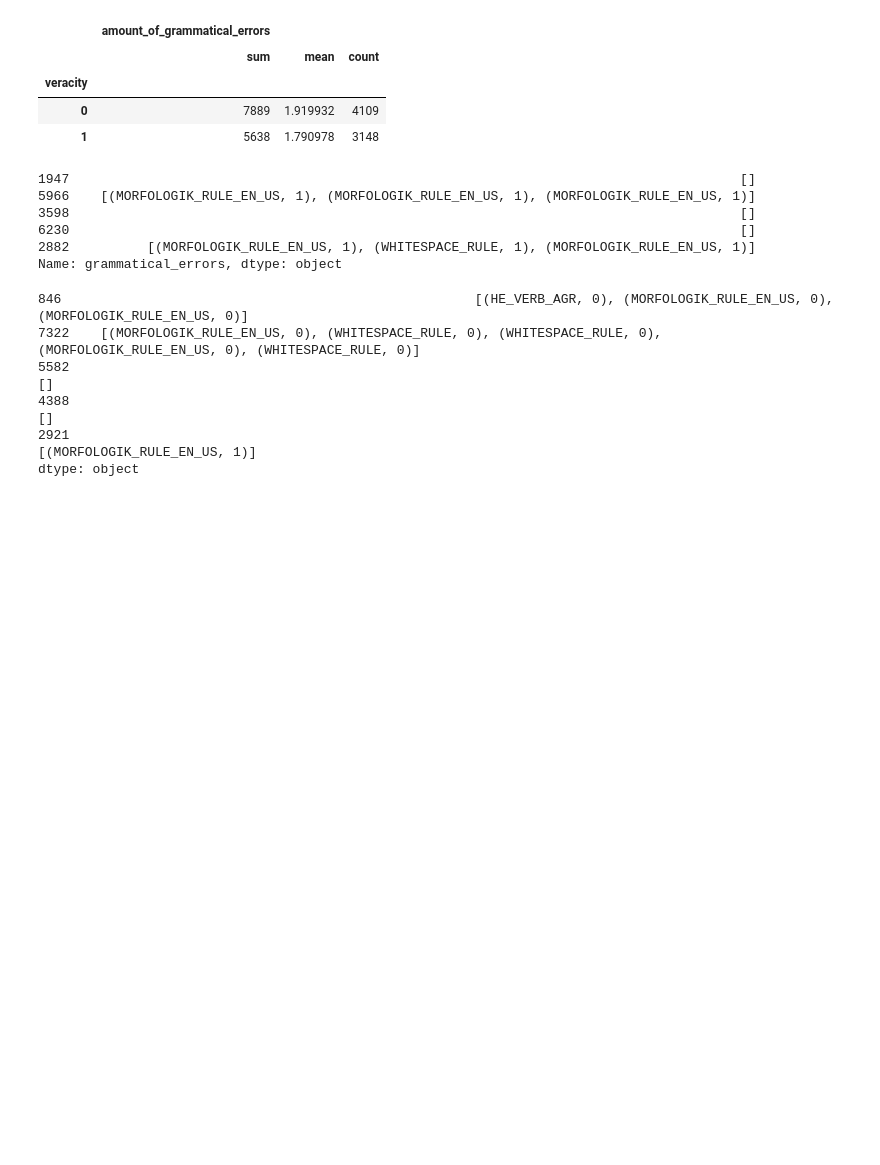
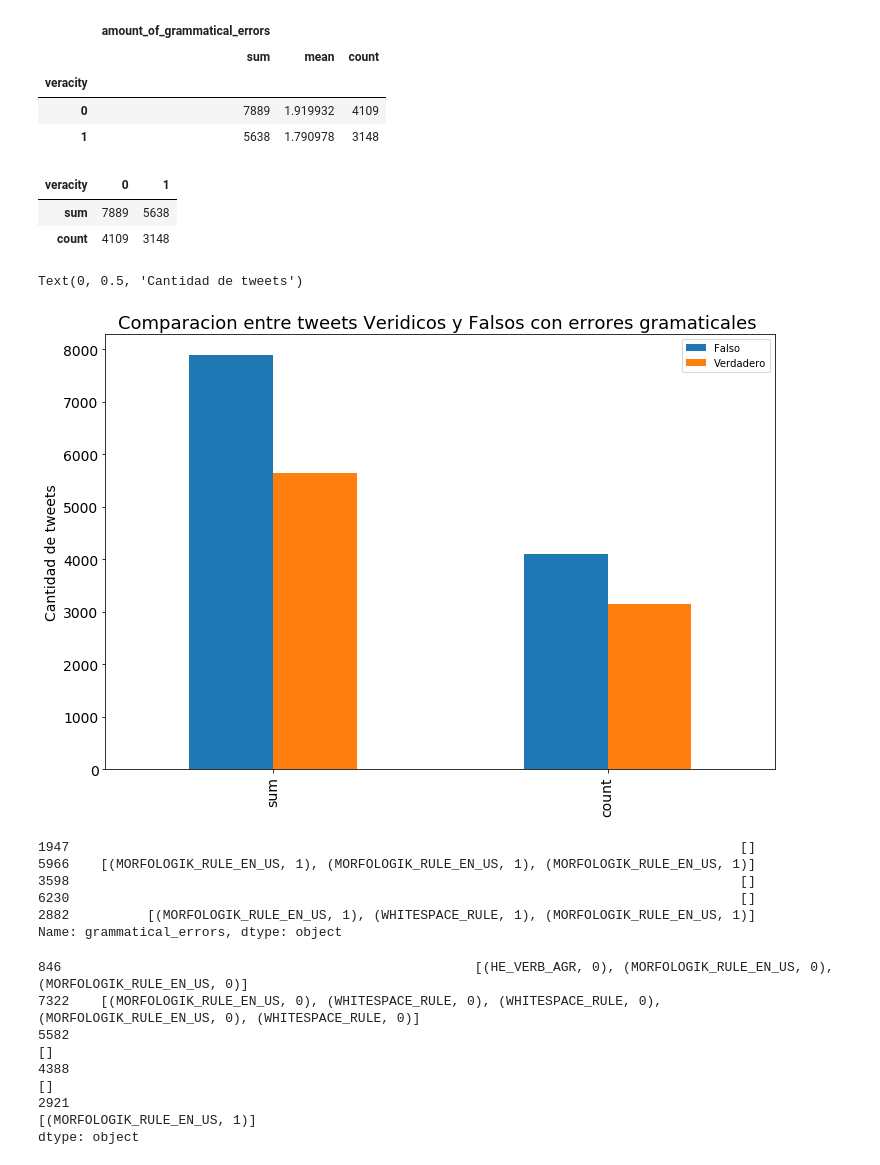
Before and after one commit to BraianVicente/7506-real_or_not, a Jupyter notebook: src/twitter/NLP With Tweets - TP1 - Analisis Exploratorio - Lenguaje.ipynb, the cells around one changed output. Cells and saved outputs as stored; diff of their text form; code cells hidden in the pictures; blank space fills up the shorter version.

```diff
--- a/src/twitter/NLP With Tweets - TP1 - Analisis Exploratorio - Lenguaje.ipynb
+++ b/src/twitter/NLP With Tweets - TP1 - Analisis Exploratorio - Lenguaje.ipynb
@@ -838,3 +883,26 @@ en_tweets_with_keyword.groupby(['veracity']).agg({'amount_of_grammatical_errors'
+# %%
+level1 = amout_of_gramatical_errors.columns.get_level_values(1)
+# %%
+amout_of_gramatical_errors.columns = level1
+# %%
+amout_of_gramatical_errors[['sum','count']].T
+# %% [output]
+| veracity | 0 | 1 |
+| sum | 7889 | 5638 |
+| count | 4109 | 3148 |
+# %%
+grammatical_errors_analitics = amout_of_gramatical_errors[['sum','count']].T
+# %%
+grammatical_errors_analitics.columns = ["Falso","Verdadero"]
+# %%
+grammatical_errors_analitics.plot(kind='bar',title='',linewidth=1,figsize=(12,8),fontsize=14)
+
+ax=plt.gca()
+ax.set_title('Comparacion entre tweets Veridicos y Falsos con errores gramaticales ',fontsize=18)
+ax.set_ylabel('Cantidad de tweets',fontsize=14)
+# %% [output]
+Text(0, 0.5, 'Cantidad de tweets')
+[figure, added]
 # %%
 en_tweets_with_keyword['grammatical_errors'].apply(lambda x : [(match.ruleId,1) for match in x] ).sample(5)
 # %% [output]
```
Also changed, not shown: parts of 21 cells of this notebook.
